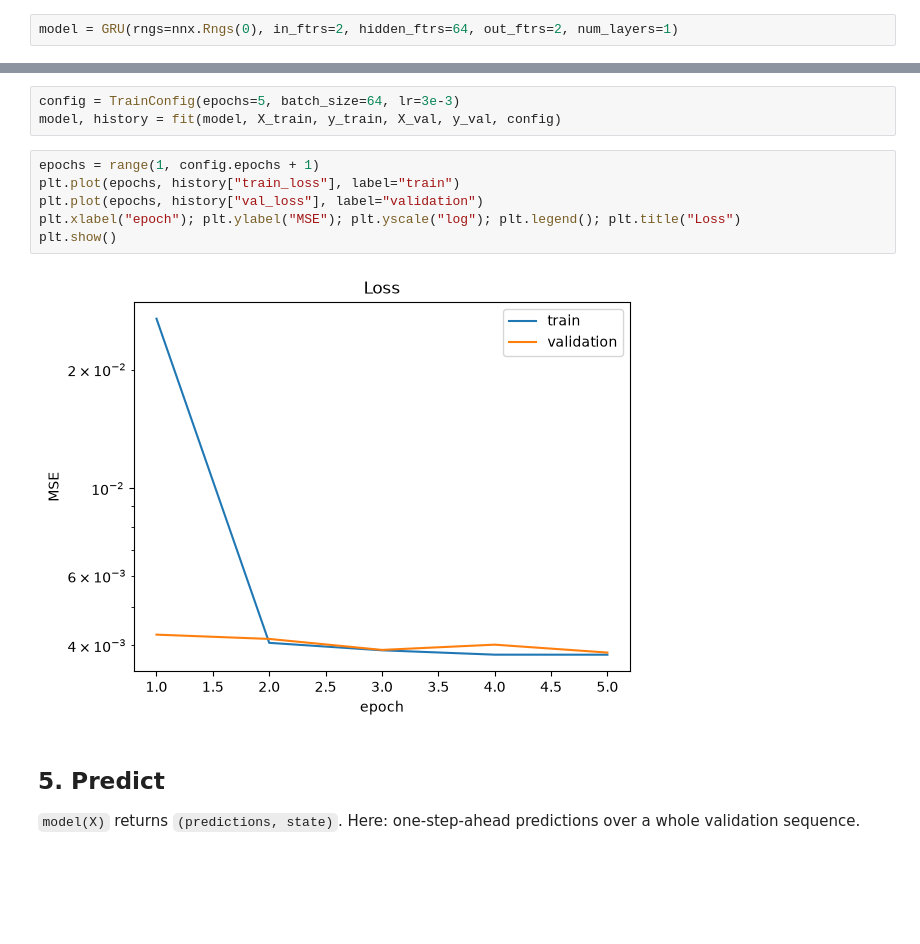
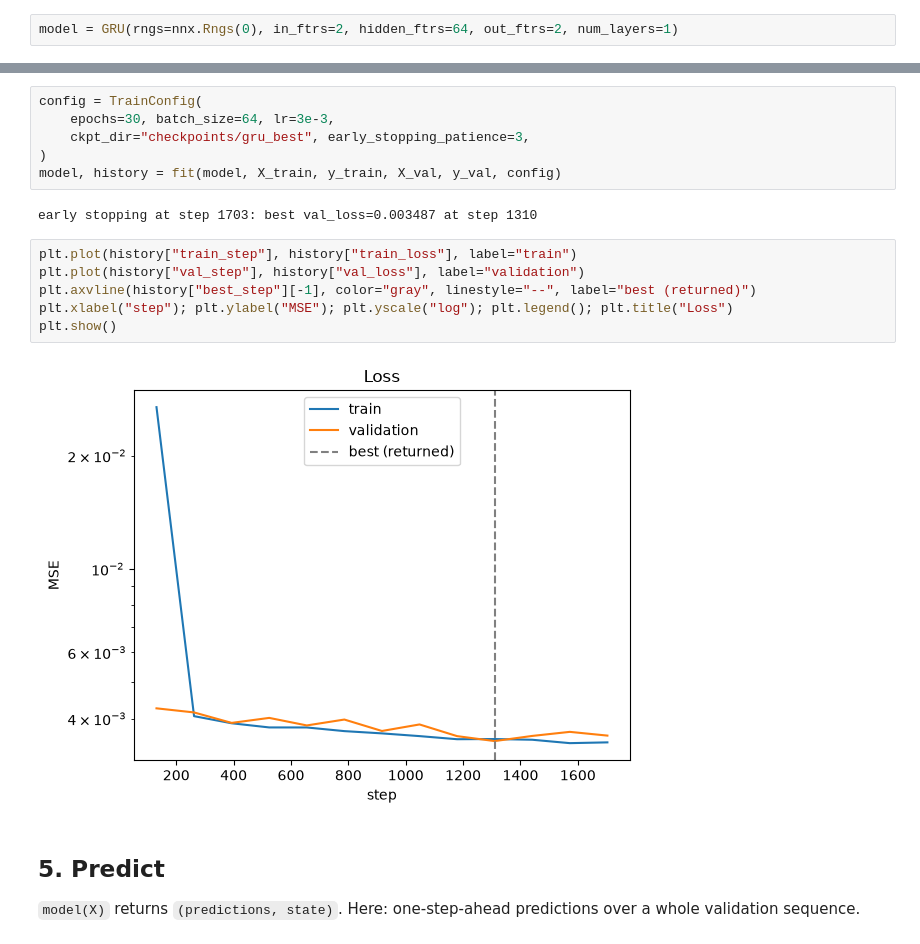
Before and after one commit to mkeriy/rnns-jax, a Jupyter notebook: examples/quickstart.ipynb, the cells around one changed output, grey strips where cells are left out. Drawn from its saved outputs; the diff is of its cells as text; blank space fills up the shorter version.

Commit message:
Document logging, checkpoints and early stopping
Co-Authored-By: Claude Opus 5.5 <noreply@anthropic.com>

```diff
--- a/examples/quickstart.ipynb
+++ b/examples/quickstart.ipynb
@@ -73,14 +77,19 @@ Validation runs at the end of each epoch. `history` is a dict of metric lists yo
 # %%
-config = TrainConfig(epochs=5, batch_size=64, lr=3e-3)
+config = TrainConfig(
+    epochs=30, batch_size=64, lr=3e-3,
+    ckpt_dir="checkpoints/gru_best", early_stopping_patience=3,
+)
 model, history = fit(model, X_train, y_train, X_val, y_val, config)
+# %% [output]
+early stopping at step 1703: best val_loss=0.003487 at step 1310
 # %%
-epochs = range(1, config.epochs + 1)
-plt.plot(epochs, history["train_loss"], label="train")
-plt.plot(epochs, history["val_loss"], label="validation")
-plt.xlabel("epoch"); plt.ylabel("MSE"); plt.yscale("log"); plt.legend(); plt.title("Loss")
+plt.plot(history["train_step"], history["train_loss"], label="train")
+plt.plot(history["val_step"], history["val_loss"], label="validation")
+plt.axvline(history["best_step"][-1], color="gray", linestyle="--", label="best (returned)")
+plt.xlabel("step"); plt.ylabel("MSE"); plt.yscale("log"); plt.legend(); plt.title("Loss")
 plt.show()
 # %% [output]
-[figure, old version]
+[figure, new version]
 # %% [markdown]
 ## 5. Predict
 
```
Also changed, not shown: parts of 3 cells of this notebook, 1 other file.
